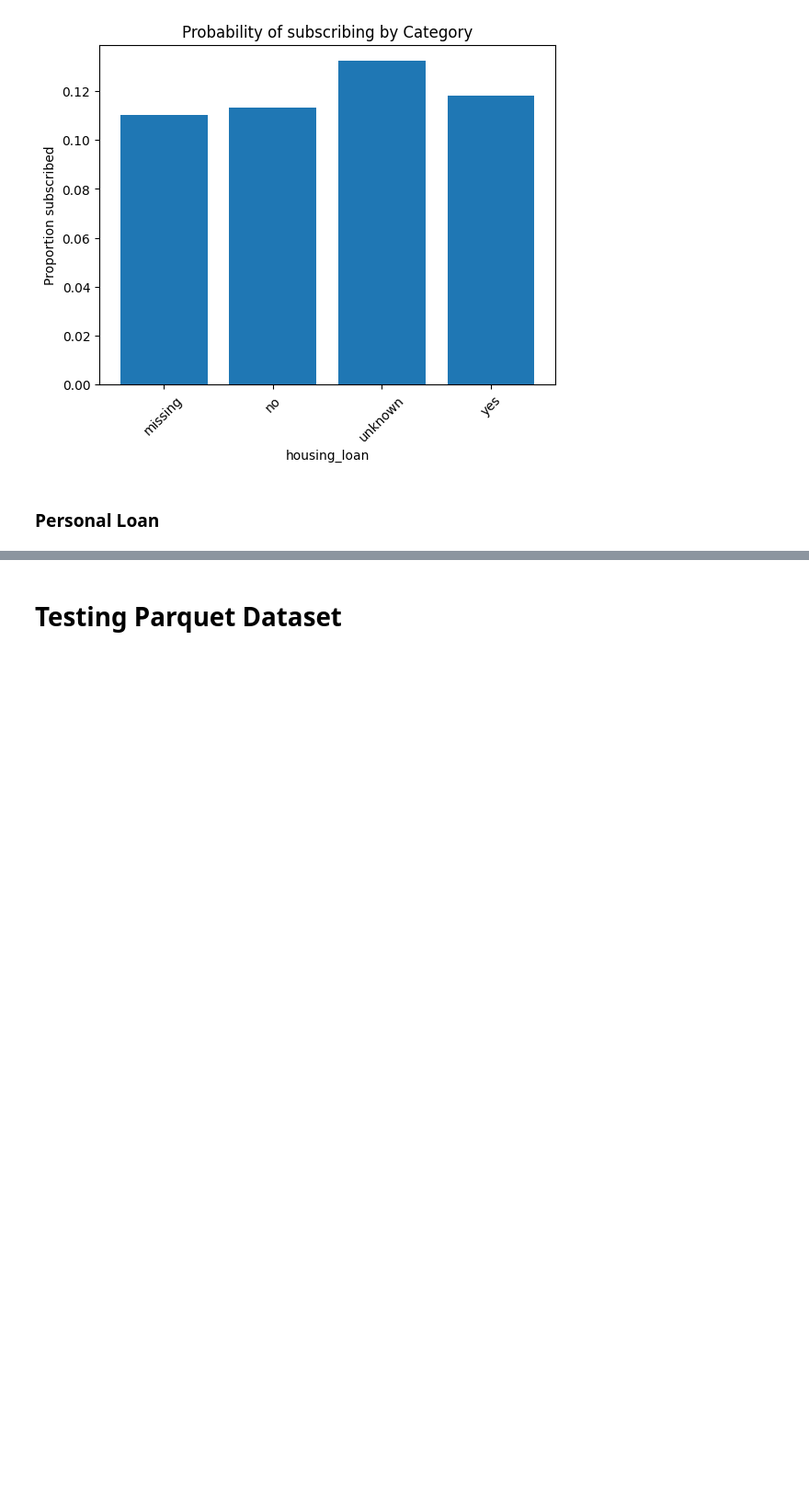
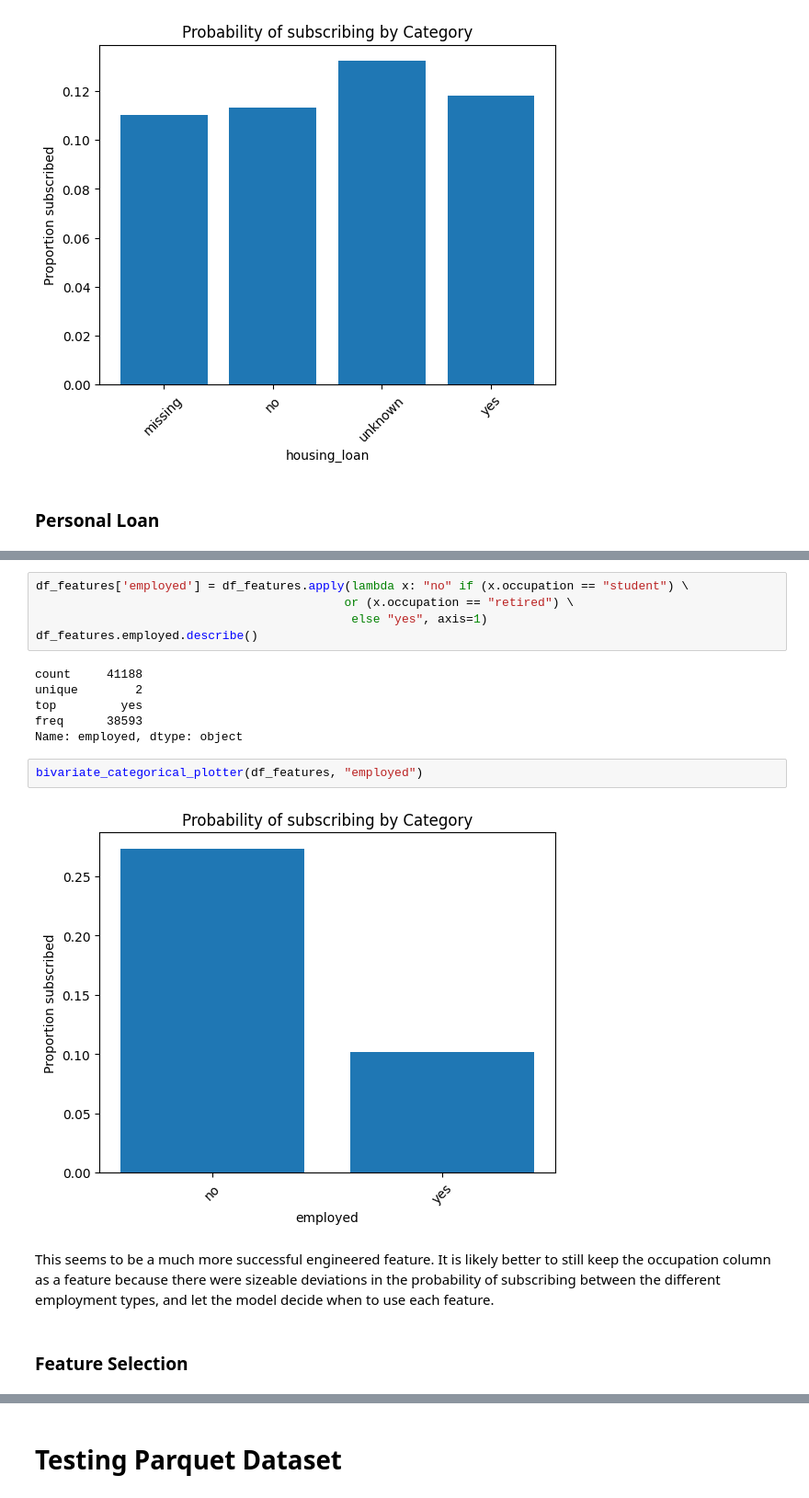
Before and after one commit to mysticshirou/EGT309-TeamJunHoe, a Jupyter notebook: eda.ipynb, the cells around one changed output, grey strips where cells are left out. Shown at 92% size. Saved outputs shown, nothing was run; the diff lists cells and outputs as text; blank space fills up the shorter version.

```diff
--- a/eda.ipynb
+++ b/eda.ipynb
@@ -1030,0 +1108,19 @@ bivariate_categorical_plotter(df_cleaned, "personal_loan")
+# %%
+df_features['employed'] = df_features.apply(lambda x: "no" if (x.occupation == "student") \
+                                           or (x.occupation == "retired") \
+                                            else "yes", axis=1)
+df_features.employed.describe()
+# %% [output]
+count     41188
+unique        2
+top         yes
+freq      38593
+Name: employed, dtype: object
+# %%
+bivariate_categorical_plotter(df_features, "employed")
+# %% [output]
+[figure, added]
+# %% [markdown]
+This seems to be a much more successful engineered feature. It is likely better to still keep the occupation column as a feature because there were sizeable deviations in the probability of subscribing between the different employment types, and let the model decide when to use each feature.
+# %% [markdown]
+### Feature Selection
```
Also changed, not shown: parts of 17 cells of this notebook.
